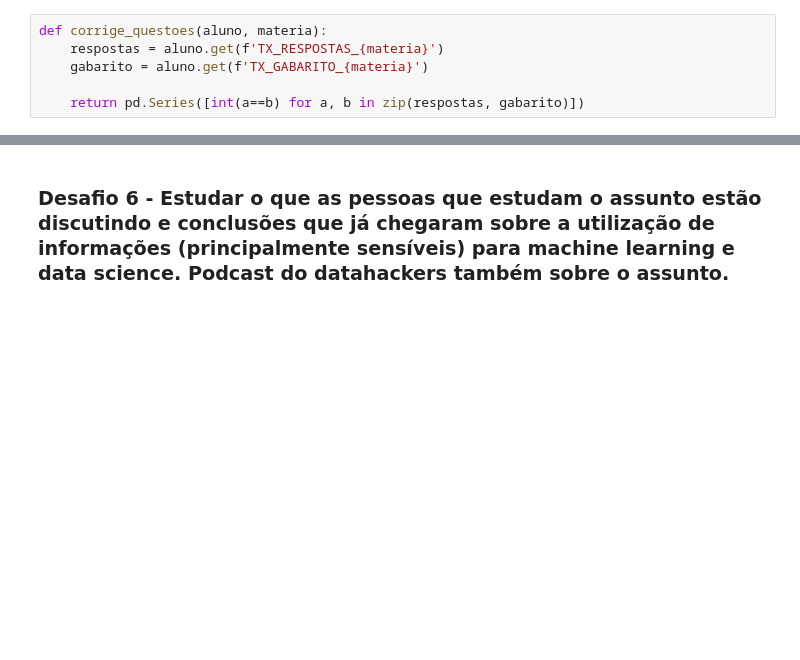
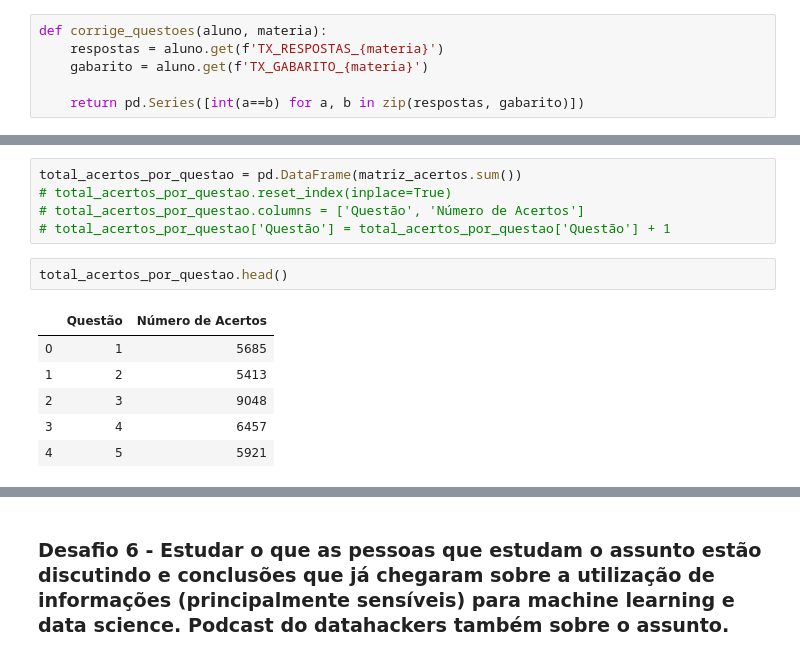
Before and after one commit to mtalaisys/quarentenadados, a Jupyter notebook: QuarentenaDados - Aula 4 e Aula 5.ipynb, the cells around one changed output, grey strips where cells are left out. Drawn from its saved outputs; the diff is of its cells as text; blank space fills up the shorter version.

```diff
--- a/QuarentenaDados - Aula 4 e Aula 5.ipynb
+++ b/QuarentenaDados - Aula 4 e Aula 5.ipynb
@@ -301,0 +316,14 @@ matriz_acertos
+# %%
+total_acertos_por_questao = pd.DataFrame(matriz_acertos.sum())
+# total_acertos_por_questao.reset_index(inplace=True)
+# total_acertos_por_questao.columns = ['Questão', 'Número de Acertos']
+# total_acertos_por_questao['Questão'] = total_acertos_por_questao['Questão'] + 1
+# %%
+total_acertos_por_questao.head()
+# %% [output]
+|  | Questão | Número de Acertos |
+| 0 | 1 | 5685 |
+| 1 | 2 | 5413 |
+| 2 | 3 | 9048 |
+| 3 | 4 | 6457 |
+| 4 | 5 | 5921 |
```
Also changed, not shown: parts of 3 cells of this notebook, 1 other file.
